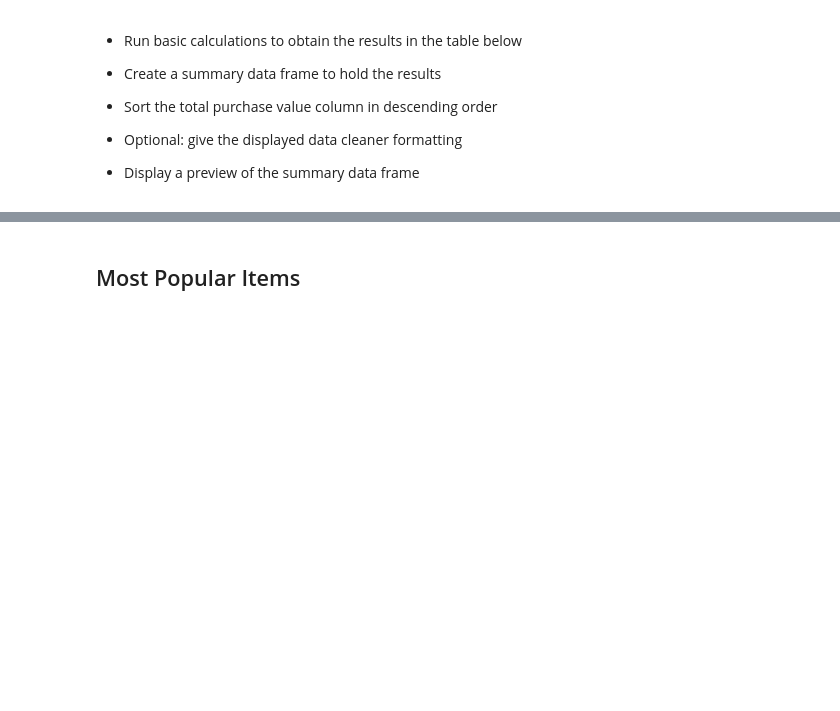
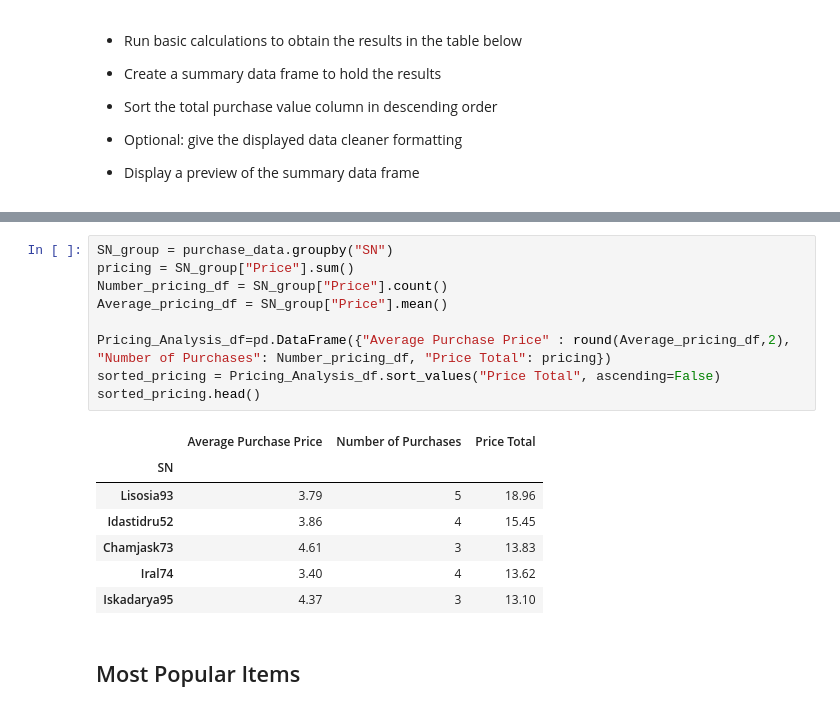
Before and after one commit to arvinseeva/panda-challenge, a Jupyter notebook: HeroesOfPymoli/HeroesOfPymoli_starter.ipynb, the cells around one changed output, grey strips where cells are left out. Cells and saved outputs as stored; diff of their text form; blank space fills up the shorter version.

```diff
--- a/HeroesOfPymoli/HeroesOfPymoli_starter.ipynb
+++ b/HeroesOfPymoli/HeroesOfPymoli_starter.ipynb
@@ -169,3 +230,20 @@ purchase_data.SN.nunique()
+# %%
+SN_group = purchase_data.groupby("SN")
+pricing = SN_group["Price"].sum()
+Number_pricing_df = SN_group["Price"].count()
+Average_pricing_df = SN_group["Price"].mean()
+
+Pricing_Analysis_df=pd.DataFrame({"Average Purchase Price" : round(Average_pricing_df,2), "Number of Purchases": Number_pricing_df, "Price Total": pricing})
+sorted_pricing = Pricing_Analysis_df.sort_values("Price Total", ascending=False)
+sorted_pricing.head()
+# %% [output]
+|  | Average Purchase Price | Number of Purchases | Price Total |
+| SN |  |  |  |
+| Lisosia93 | 3.79 | 5 | 18.96 |
+| Idastidru52 | 3.86 | 4 | 15.45 |
+| Chamjask73 | 4.61 | 3 | 13.83 |
+| Iral74 | 3.40 | 4 | 13.62 |
+| Iskadarya95 | 4.37 | 3 | 13.10 |
 # %% [markdown]
 ## Most Popular Items
 # %% [markdown]
```
Also changed, not shown: parts of 17 cells of this notebook.
